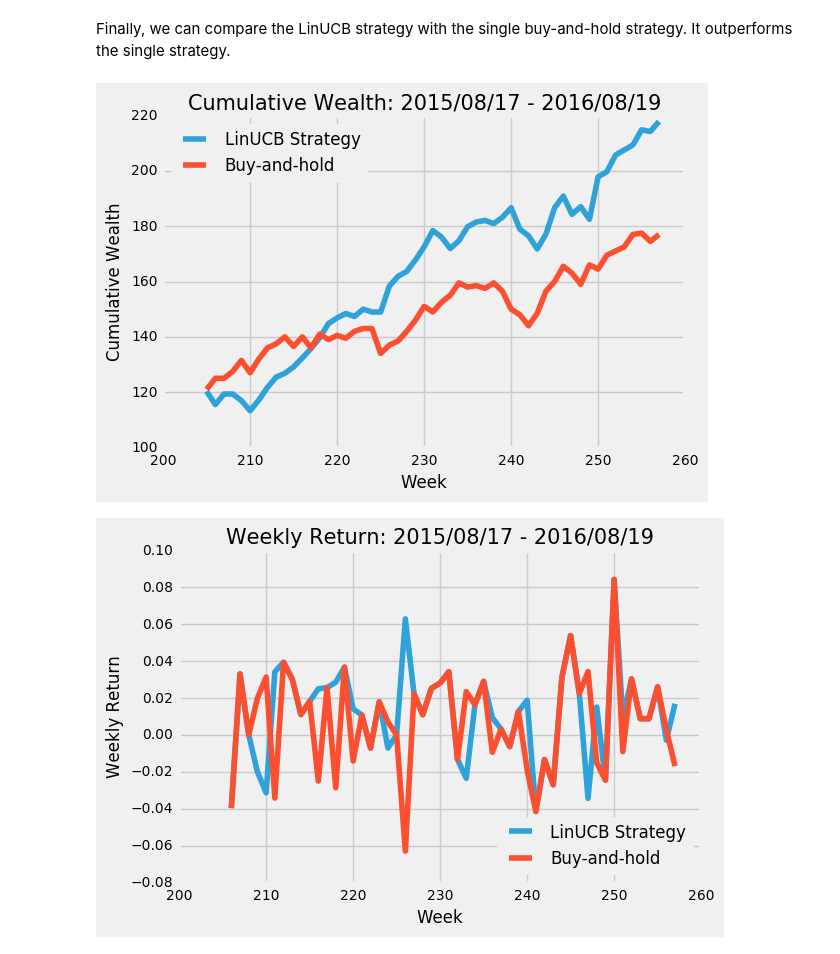
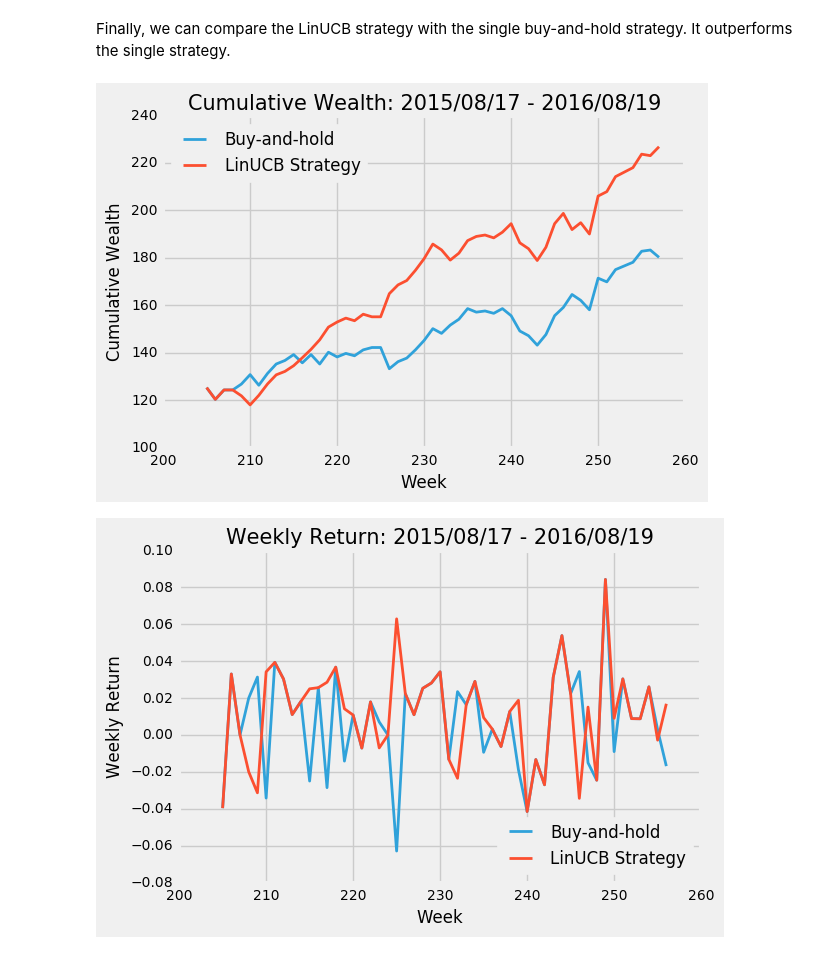
Before and after one commit to taweihuang/stock_trading_bandit, a Jupyter notebook: trading_linucb.ipynb, the cells around one changed output. Cells and saved outputs as stored; diff of their text form; code cells hidden in the pictures.

```diff
--- a/trading_linucb.ipynb
+++ b/trading_linucb.ipynb
@@ -80,8 +80,8 @@ The traiding strategy is:
 Now, we calculate the cumulative wealth of the LinUCB strategy for the testing period.
 # %%
 cum_wealth = np.zeros(53)
-current_position = actions[204]
-cum_wealth[0] = 121 * (1-0.00585)
+current_position = actions[205]
+cum_wealth[0] = 126 * (1-0.00585)
 for i in range(0, 52):
     if rewards[i + 204] > 0.00685:
         if actions[i + 204] == 2 & actions[i + 205] == 1:
@@ -98,12 +98,17 @@ for i in range(0, 52):
             cum_wealth[i + 1] = cum_wealth[i] * (1 + rewards[i + 204])
         else:
             cum_wealth[i + 1] = cum_wealth[i] * (1 - rewards[i + 204])
+
+stock_wealth = np.zeros(53)
+stock_wealth[0] = 126 * (1-0.00585)
+for i in range(0, 52):
+    stock_wealth[i + 1] = stock_wealth[i] * (1 + data.iloc[i + 205, 1])
 # %% [markdown]
 Finally, we can compare the LinUCB strategy with the single buy-and-hold strategy. It outperforms the single strategy.
 # %%
 plt.style.use('fivethirtyeight')
-plt.plot(range(205, 258), cum_wealth, label="LinUCB Strategy")
-plt.plot(range(205, 258), data.iloc[205:258, 0], label="Buy-and-hold")
+plt.plot(range(205, 258), stock_wealth, label="Buy-and-hold", linewidth = 2)
+plt.plot(range(205, 258), cum_wealth, label="LinUCB Strategy", linewidth = 2)
 plt.tick_params(axis='both', which='major', labelsize=10)
 plt.tick_params(axis='both', which='minor', labelsize=8)
 plt.legend(loc="upper left", fancybox=True, fontsize= 12)
@@ -112,18 +117,18 @@ plt.ylabel('Cumulative Wealth', fontsize= 12)
 plt.title("Cumulative Wealth: 2015/08/17 - 2016/08/19", fontsize= 15)
 plt.show()
 # %% [output]
-[figure, old version]
+[figure, new version]
 # %%
 returns = [(cum_wealth[i] - cum_wealth[i - 1]) / cum_wealth[i - 1] for i in range(1, 53)]
 plt.style.use('fivethirtyeight')
-plt.plot(range(206, 258), returns, label="LinUCB Strategy")
-plt.plot(range(206, 258), data.iloc[205:257, 1], label="Buy-and-hold")
+plt.plot(range(205, 257), data.iloc[205:257, 1], label="Buy-and-hold", linewidth = 2)
+plt.plot(range(205, 257), returns, label="LinUCB Strategy", linewidth = 2)
 plt.tick_params(axis='both', which='major', labelsize=10)
 plt.tick_params(axis='both', which='minor', labelsize=8)
 plt.legend(loc="lower right", fancybox=True, fontsize = 12)
 plt.xlabel('Week', fontsize = 12)
 plt.ylabel('Weekly Return', fontsize = 12)
 plt.title("Weekly Return: 2015/08/17 - 2016/08/19", fontsize = 15)
 plt.show()
 # %% [output]
-[figure, old version]
+[figure, new version]
```
